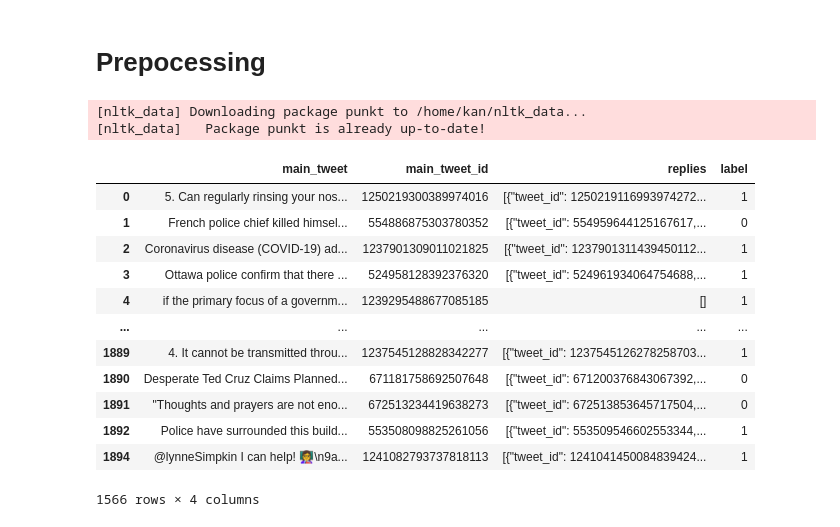
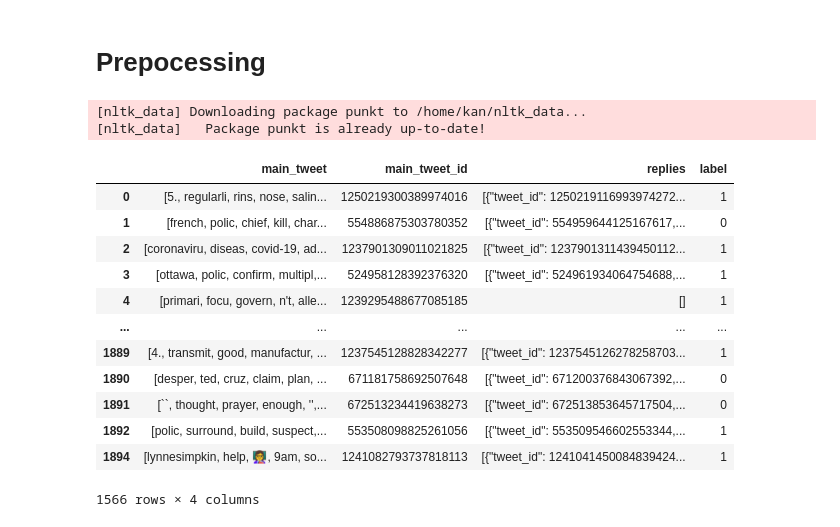
Before and after one commit to Valkyriean/RDAT, a Jupyter notebook: main.ipynb, the cells around one changed output. Cells and saved outputs as stored; diff of their text form; code cells hidden in the pictures.

```diff
--- a/main.ipynb
+++ b/main.ipynb
@@ -121,40 +121,41 @@ delta.to_csv('./project-data/%s.csv'%file, index=False)
 # %%
 # delta[delta['main_tweet']==NaN].index
 import nltk
+import string
 from nltk.stem.porter import PorterStemmer
 nltk.download('punkt')
 stopwords = nltk.corpus.stopwords.words('english')
 
 train_data = delta.copy()
 train_data['main_tweet'] = train_data['main_tweet'].fillna('')
 train_data.replace('', np.nan, inplace=True)
 train_data.dropna(subset=['main_tweet'], inplace=True)
+
+def tokenize(text):
+    tokens = nltk.word_tokenize(text)
+    stems = []
+    for item in tokens:
+        if item not in stopwords and item not in string.punctuation:
+            stems.append(PorterStemmer().stem(item))
+    return stems
+#lower case all
+train_data['main_tweet'] = train_data['main_tweet'].apply(lambda x: x.lower())
+train_data['main_tweet'] = train_data['main_tweet'].apply(lambda x: x.replace('\n', ' '))
+train_data['main_tweet'] = train_data['main_tweet'].apply(lambda x: tokenize(x))
 train_data
-# def tokenize(text):
-#     tokens = nltk.word_tokenize(text)
-#     stems = []
-#     for item in tokens:
-#         if item not in stopwords:
-#             stems.append(PorterStemmer().stem(item))
-#     return stems
-# #lower case all
-# train_data['main_tweet'] = train_data['main_tweet'].apply(lambda x: x.lower())
-# train_data['main_tweet'] = train_data['main_tweet'].apply(lambda x: x.replace('\n', ' '))
-# train_data['main_tweet'] = train_data['main_tweet'].apply(lambda x: tokenize(x))
-# train_data
 # %% [output]
 [nltk_data] Downloading package punkt to /home/kan/nltk_data...
 [nltk_data]   Package punkt is already up-to-date!
 |  | main_tweet | main_tweet_id | replies | label |
-| 0 | 5. Can regularly rinsing your nos... | 1250219300389974016 | [{"tweet_id": 1250219116993974272... | 1 |
-| 1 | French police chief killed himsel... | 554886875303780352 | [{"tweet_id": 554959644125167617,... | 0 |
-| 2 | Coronavirus disease (COVID-19) ad... | 1237901309011021825 | [{"tweet_id": 1237901311439450112... | 1 |
-| 3 | Ottawa police confirm that there ... | 524958128392376320 | [{"tweet_id": 524961934064754688,... | 1 |
-| 4 | if the primary focus of a governm... | 1239295488677085185 | [] | 1 |
+| 0 | [5., regularli, rins, nose, salin... | 1250219300389974016 | [{"tweet_id": 1250219116993974272... | 1 |
+| 1 | [french, polic, chief, kill, char... | 554886875303780352 | [{"tweet_id": 554959644125167617,... | 0 |
+| 2 | [coronaviru, diseas, covid-19, ad... | 1237901309011021825 | [{"tweet_id": 1237901311439450112... | 1 |
+| 3 | [ottawa, polic, confirm, multipl,... | 524958128392376320 | [{"tweet_id": 524961934064754688,... | 1 |
+| 4 | [primari, focu, govern, n't, alle... | 1239295488677085185 | [] | 1 |
 | ... | ... | ... | ... | ... |
-| 1889 | 4. It cannot be transmitted throu... | 1237545128828342277 | [{"tweet_id": 1237545126278258703... | 1 |
-| 1890 | Desperate Ted Cruz Claims Planned... | 671181758692507648 | [{"tweet_id": 671200376843067392,... | 0 |
-| 1891 | "Thoughts and prayers are not eno... | 672513234419638273 | [{"tweet_id": 672513853645717504,... | 0 |
-| 1892 | Police have surrounded this build... | 553508098825261056 | [{"tweet_id": 553509546602553344,... | 1 |
-| 1894 | @lynneSimpkin I can help! 👩‍🏫\n9a... | 1241082793737818113 | [{"tweet_id": 1241041450084839424... | 1 |
+| 1889 | [4., transmit, good, manufactur, ... | 1237545128828342277 | [{"tweet_id": 1237545126278258703... | 1 |
+| 1890 | [desper, ted, cruz, claim, plan, ... | 671181758692507648 | [{"tweet_id": 671200376843067392,... | 0 |
+| 1891 | [``, thought, prayer, enough, '',... | 672513234419638273 | [{"tweet_id": 672513853645717504,... | 0 |
+| 1892 | [polic, surround, build, suspect,... | 553508098825261056 | [{"tweet_id": 553509546602553344,... | 1 |
+| 1894 | [lynnesimpkin, help, 👩‍🏫, 9am, so... | 1241082793737818113 | [{"tweet_id": 1241041450084839424... | 1 |
 1566 rows × 4 columns
```
